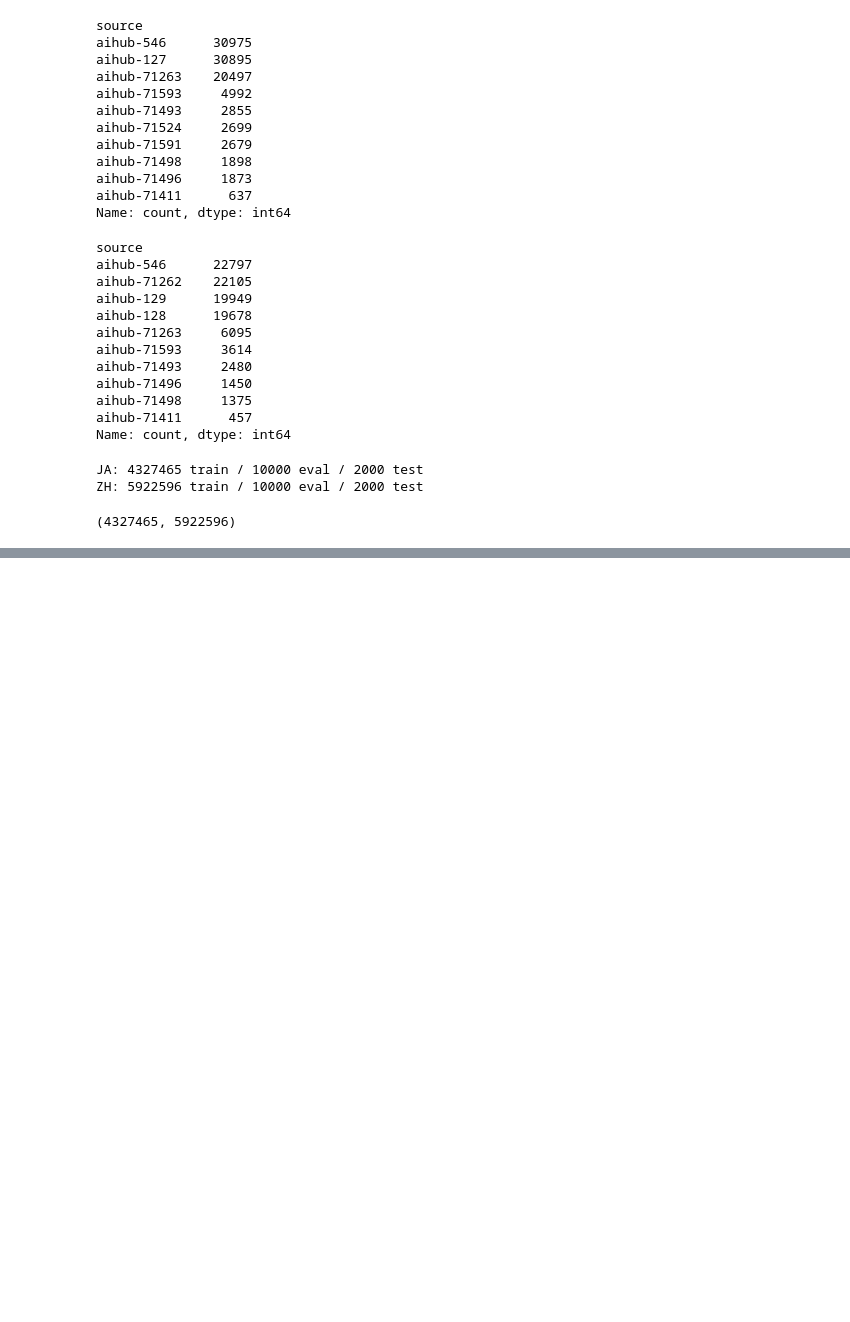
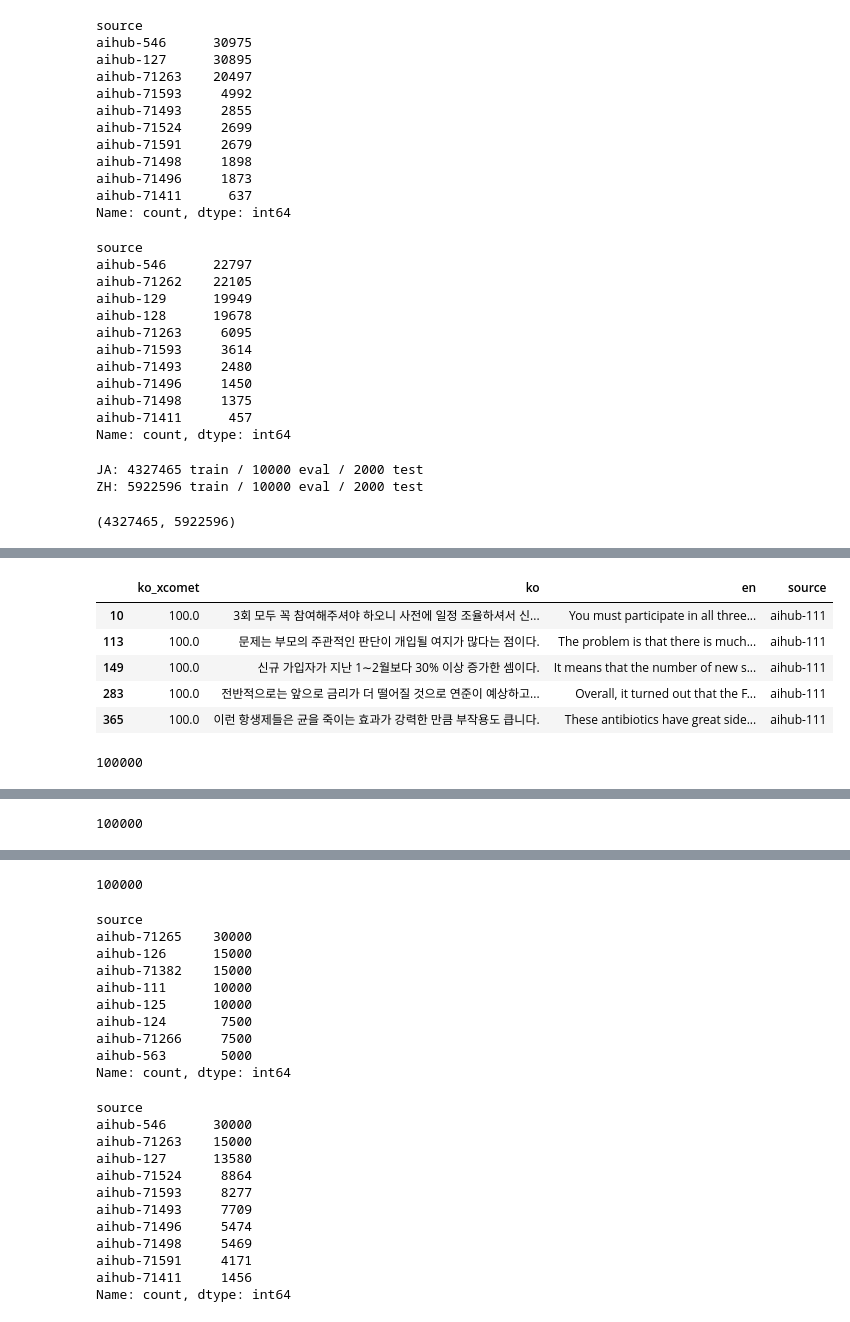
Before and after one commit to TrainToGPB/slm-mmt-exp, a Jupyter notebook: translation_datasets/mmt/aihub_integration/mmt_integration.ipynb, the cells around one changed output, grey strips where cells are left out. Saved outputs shown, nothing was run; the diff lists cells and outputs as text; code cells hidden in the pictures; blank space fills up the shorter version.

Commit message:
feat: fix and add codes for mmt training

```diff
--- a/translation_datasets/mmt/aihub_integration/mmt_integration.ipynb
+++ b/translation_datasets/mmt/aihub_integration/mmt_integration.ipynb
@@ -775,0 +779,4 @@ len(ja_large), len(zh_large)
+# %%
+en_name = 'traintogpb/aihub-flores-koen-integrated-prime-base-300k'
+ja_name = 'traintogpb/aihub-koja-integrated-prime-base-300k'
+zh_name = 'traintogpb/aihub-kozh-integrated-prime-base-300k'
@@ -775,0 +787,8 @@ len(ja_large), len(zh_large)
+# %%
+en = load_dataset(en_name)
+ja = load_dataset(ja_name)
+zh = load_dataset(zh_name)
+
+print(f"EN dataset: {len(en['train'])} train / {len(en['validation'])} validation / {len(en['test'])} test")
+print(f"JA dataset: {len(ja['train'])} train / {len(ja['validation'])} validation / {len(ja['test'])} test")
+print(f"ZH dataset: {len(zh['train'])} train / {len(zh['validation'])} validation / {len(zh['test'])} test")
@@ -775,0 +811,10 @@ len(ja_large), len(zh_large)
+# %%
+en_train, en_eval, en_test = pd.DataFrame(en['train']), pd.DataFrame(en['validation']), pd.DataFrame(en['test'])
+ja_train, ja_eval, ja_test = pd.DataFrame(ja['train']), pd.DataFrame(ja['validation']), pd.DataFrame(ja['test'])
+zh_train, zh_eval, zh_test = pd.DataFrame(zh['train']), pd.DataFrame(zh['validation']), pd.DataFrame(zh['test'])
+
+en_train.columns = ['ko_xcomet', 'ko', 'en', 'source']
+
+display(en_train.head(1))
+display(ja_train.head(1))
+display(zh_train.head(1))
@@ -775,0 +950,31 @@ len(ja_large), len(zh_large)
+# %%
+def extract_top_n(df, criteria):
+    result = pd.DataFrame()
+    for source, count in criteria.items():
+        subset = df[df['source'] == f'aihub-{source}']
+        top_n_subset = subset.nlargest(count, 'ko_xcomet')
+        result = pd.concat([result, top_n_subset])
+    return result
+# %%
+en_top = extract_top_n(en_train, criteria_en)
+ja_top = extract_top_n(ja_train, criteria_ja)
+zh_top = extract_top_n(zh_train, criteria_zh)
+
+display(en_top.head())
+print(len(en_top))
+display(ja_top.head())
+print(len(ja_top))
+display(zh_top.head())
+print(len(zh_top))
+
+display(en_top['source'].value_counts())
+display(ja_top['source'].value_counts())
+display(zh_top['source'].value_counts())
+# %% [output]
+|  | ko_xcomet | ko | en | source |
+| 10 | 100.0 | 3회 모두 꼭 참여해주셔야 하오니 사전에 일정 조율하셔서 신... | You must participate in all three... | aihub-111 |
+| 113 | 100.0 | 문제는 부모의 주관적인 판단이 개입될 여지가 많다는 점이다. | The problem is that there is much... | aihub-111 |
+| 149 | 100.0 | 신규 가입자가 지난 1∼2월보다 30% 이상 증가한 셈이다. | It means that the number of new s... | aihub-111 |
+| 283 | 100.0 | 전반적으로는 앞으로 금리가 더 떨어질 것으로 연준이 예상하고... | Overall, it turned out that the F... | aihub-111 |
+| 365 | 100.0 | 이런 항생제들은 균을 죽이는 효과가 강력한 만큼 부작용도 큽니다. | These antibiotics have great side... | aihub-111 |
+100000
@@ -775,0 +987 @@ len(ja_large), len(zh_large)
+100000
@@ -775,0 +994,23 @@ len(ja_large), len(zh_large)
+100000
+source
+aihub-71265    30000
+aihub-126      15000
+aihub-71382    15000
+aihub-111      10000
+aihub-125      10000
+aihub-124       7500
+aihub-71266     7500
+aihub-563       5000
+Name: count, dtype: int64
+source
+aihub-546      30000
+aihub-71263    15000
+aihub-127      13580
+aihub-71524     8864
+aihub-71593     8277
+aihub-71493     7709
+aihub-71496     5474
+aihub-71498     5469
+aihub-71591     4171
+aihub-71411     1456
+Name: count, dtype: int64
```
Also changed, not shown: parts of 26 cells of this notebook, 4 other files.
